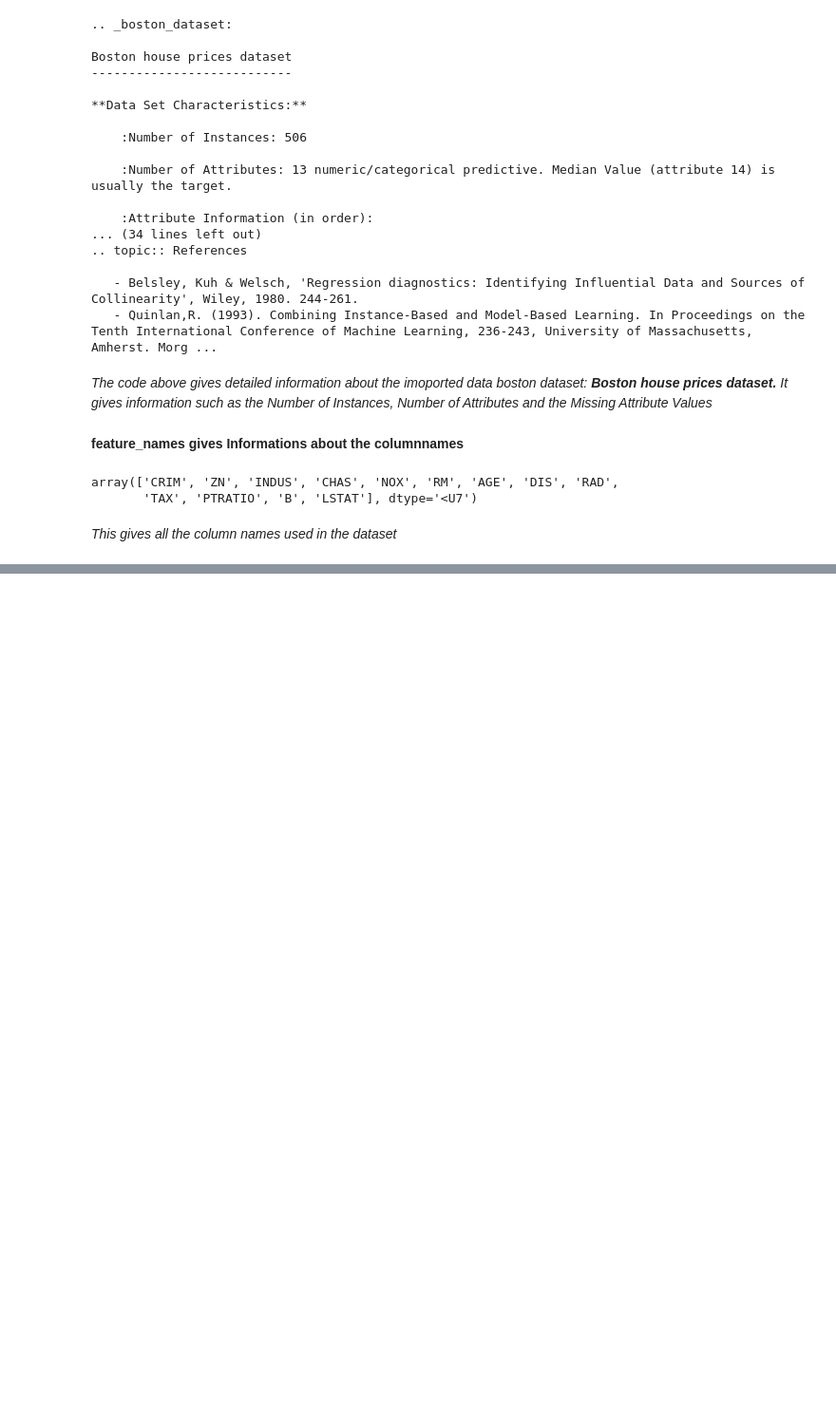
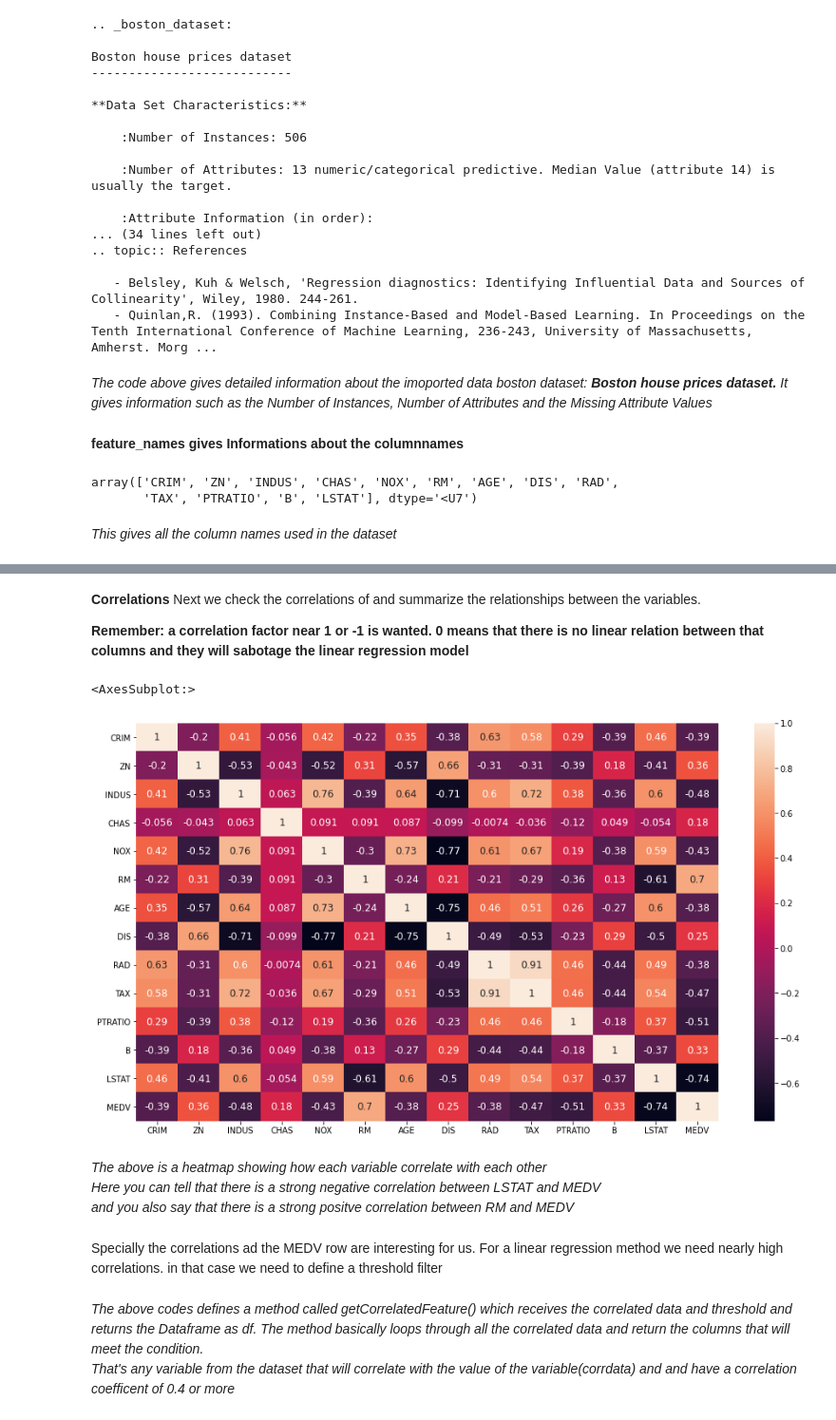
Before and after one commit to eankomah/ML-Assignment-Real-Pricing, a Jupyter notebook: Real Pricing.ipynb, the cells around one changed output, grey strips where cells are left out. Shown at 95% size. Cells and saved outputs as stored; diff of their text form; code cells hidden in the pictures; blank space fills up the shorter version.

Commit message:
up to 2.3
this contains up to 2.3 Linear Regression

```diff
--- a/Real Pricing.ipynb
+++ b/Real Pricing.ipynb
@@ -75,0 +227,19 @@ array(['CRIM', 'ZN', 'INDUS', 'CHAS', 'NOX', 'RM', 'AGE', 'DIS', 'RAD',
+# %% [markdown]
+**Correlations** Next we check the correlations of and summarize the relationships between the
+variables.
+
+**Remember: a correlation factor near 1 or -1 is wanted. 0 means that there is no linear
+relation between that columns and they will sabotage the linear regression model**
+# %%
+ fig, ax = plt.subplots(figsize = (16, 9))
+sns.heatmap(df.corr(), annot = True, annot_kws={'size': 12})
+# %% [output]
+<AxesSubplot:>
+[figure, added]
+# %% [markdown]
+*The above is a heatmap showing how each variable correlate with each other\
+Here you can tell that there is a strong negative correlation between LSTAT and MEDV\
+and you also say that there is a strong positve correlation between RM and MEDV*
+# %% [markdown]
+Specially the correlations ad the MEDV row are interesting for us. For a linear regression method
+we need nearly high correlations. in that case we need to define a threshold filter
@@ -75,0 +257,5 @@ array(['CRIM', 'ZN', 'INDUS', 'CHAS', 'NOX', 'RM', 'AGE', 'DIS', 'RAD',
+# %% [markdown]
+*The above codes defines a method called getCorrelatedFeature() which receives the correlated data and threshold and\
+returns the Dataframe as df.
+The method basically loops through all the correlated data and return the columns that will meet the condition.\
+That's any variable from the dataset that will correlate with the value of the variable(corrdata) and and have a correlation coefficent of 0.4 or more*
```
Also changed, not shown: parts of 37 cells of this notebook.
